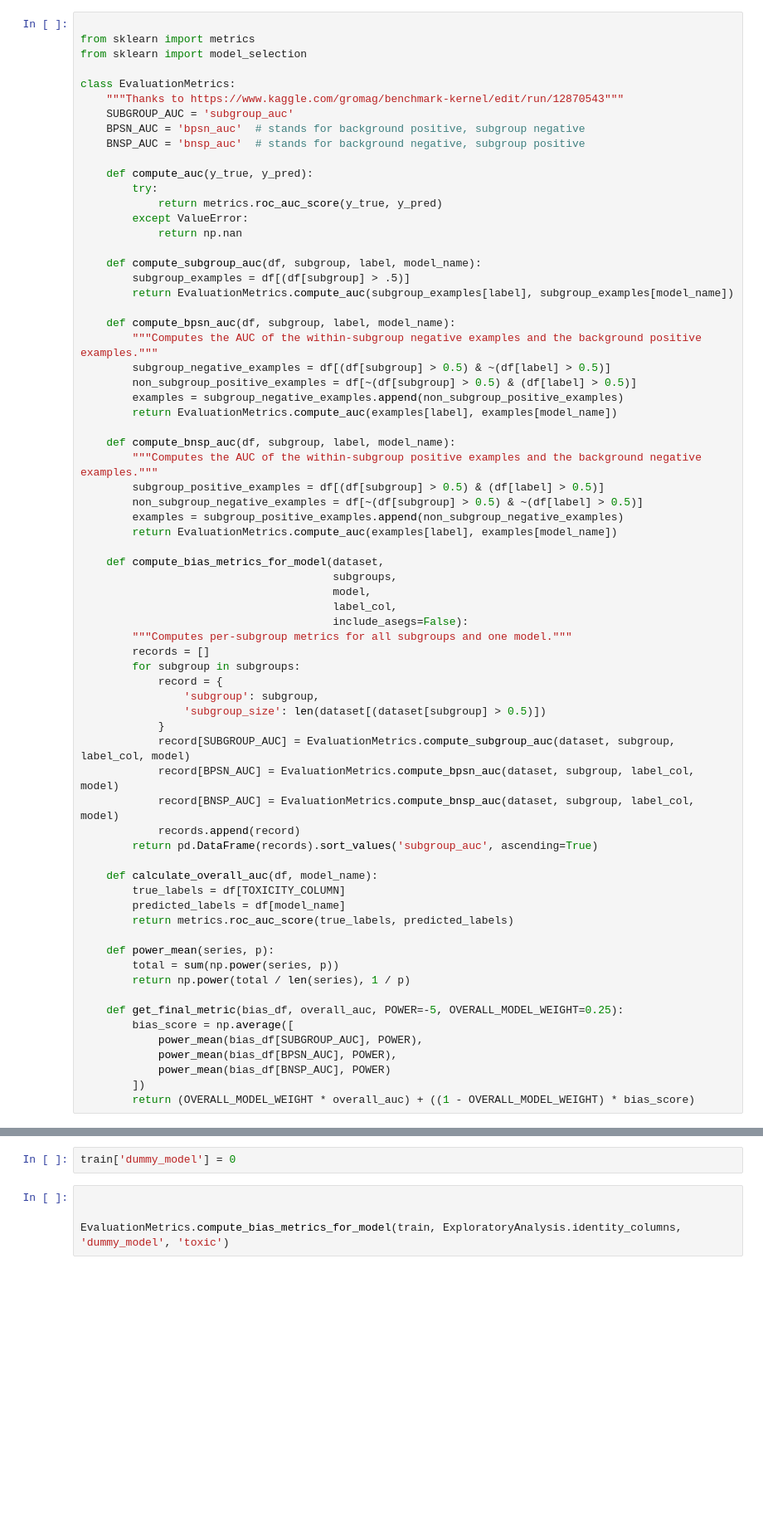
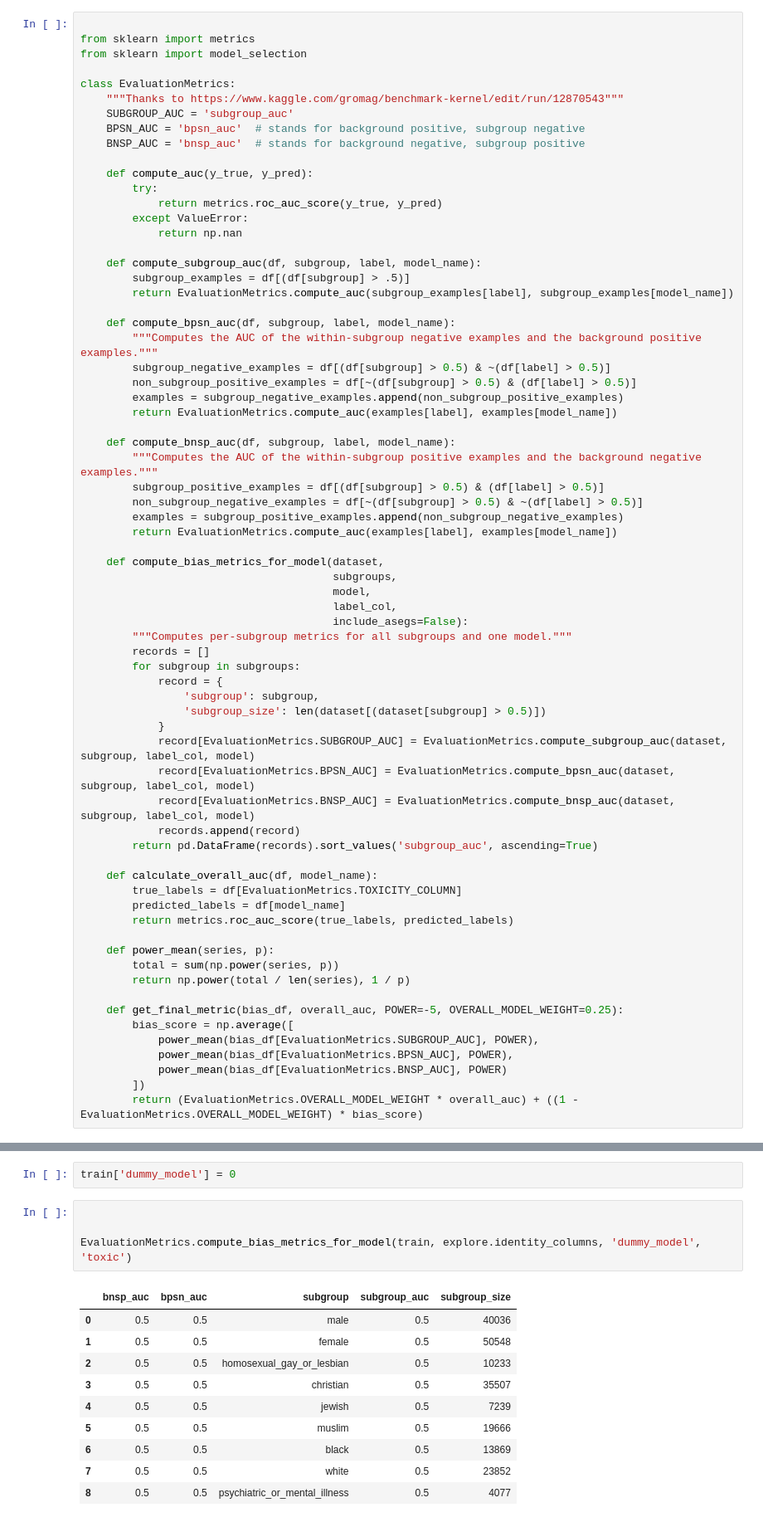
Before and after one commit to gromag/Machine-Learning-Engineer-Capstone-Project-Udacity, a Jupyter notebook: notebooks/Exploratory analysis.ipynb, the cells around one changed output, grey strips where cells are left out. Shown at 83% size. Drawn from its saved outputs; the diff is of its cells as text; blank space fills up the shorter version.

```diff
--- a/notebooks/Exploratory analysis.ipynb
+++ b/notebooks/Exploratory analysis.ipynb
@@ -566,14 +607,14 @@ class EvaluationMetrics:
                 'subgroup': subgroup,
                 'subgroup_size': len(dataset[(dataset[subgroup] > 0.5)])
             }
-            record[SUBGROUP_AUC] = EvaluationMetrics.compute_subgroup_auc(dataset, subgroup, label_col, model)
-            record[BPSN_AUC] = EvaluationMetrics.compute_bpsn_auc(dataset, subgroup, label_col, model)
-            record[BNSP_AUC] = EvaluationMetrics.compute_bnsp_auc(dataset, subgroup, label_col, model)
+            record[EvaluationMetrics.SUBGROUP_AUC] = EvaluationMetrics.compute_subgroup_auc(dataset, subgroup, label_col, model)
+            record[EvaluationMetrics.BPSN_AUC] = EvaluationMetrics.compute_bpsn_auc(dataset, subgroup, label_col, model)
+            record[EvaluationMetrics.BNSP_AUC] = EvaluationMetrics.compute_bnsp_auc(dataset, subgroup, label_col, model)
             records.append(record)
         return pd.DataFrame(records).sort_values('subgroup_auc', ascending=True)
 
     def calculate_overall_auc(df, model_name):
-        true_labels = df[TOXICITY_COLUMN]
+        true_labels = df[EvaluationMetrics.TOXICITY_COLUMN]
         predicted_labels = df[model_name]
         return metrics.roc_auc_score(true_labels, predicted_labels)
 
@@ -583,11 +624,11 @@ class EvaluationMetrics:
 
     def get_final_metric(bias_df, overall_auc, POWER=-5, OVERALL_MODEL_WEIGHT=0.25):
         bias_score = np.average([
-            power_mean(bias_df[SUBGROUP_AUC], POWER),
-            power_mean(bias_df[BPSN_AUC], POWER),
-            power_mean(bias_df[BNSP_AUC], POWER)
+            power_mean(bias_df[EvaluationMetrics.SUBGROUP_AUC], POWER),
+            power_mean(bias_df[EvaluationMetrics.BPSN_AUC], POWER),
+            power_mean(bias_df[EvaluationMetrics.BNSP_AUC], POWER)
         ])
-        return (OVERALL_MODEL_WEIGHT * overall_auc) + ((1 - OVERALL_MODEL_WEIGHT) * bias_score)
+        return (EvaluationMetrics.OVERALL_MODEL_WEIGHT * overall_auc) + ((1 - EvaluationMetrics.OVERALL_MODEL_WEIGHT) * bias_score)
 # %% [markdown]
 ### Calculate the final score
 # %%
@@ -599,7 +640,18 @@ train['dummy_model'] = 0
 # %%
 
 
-EvaluationMetrics.compute_bias_metrics_for_model(train, ExploratoryAnalysis.identity_columns, 'dummy_model', 'toxic')
+EvaluationMetrics.compute_bias_metrics_for_model(train, explore.identity_columns, 'dummy_model', 'toxic')
+# %% [output]
+|  | bnsp_auc | bpsn_auc | subgroup | subgroup_auc | subgroup_size |
+| 0 | 0.5 | 0.5 | male | 0.5 | 40036 |
+| 1 | 0.5 | 0.5 | female | 0.5 | 50548 |
+| 2 | 0.5 | 0.5 | homosexual_gay_or_lesbian | 0.5 | 10233 |
+| 3 | 0.5 | 0.5 | christian | 0.5 | 35507 |
+| 4 | 0.5 | 0.5 | jewish | 0.5 | 7239 |
+| 5 | 0.5 | 0.5 | muslim | 0.5 | 19666 |
+| 6 | 0.5 | 0.5 | black | 0.5 | 13869 |
+| 7 | 0.5 | 0.5 | white | 0.5 | 23852 |
+| 8 | 0.5 | 0.5 | psychiatric_or_mental_illness | 0.5 | 4077 |
 # %%
 %%html
 <style>
```
Also changed, not shown: parts of 7 cells of this notebook.
